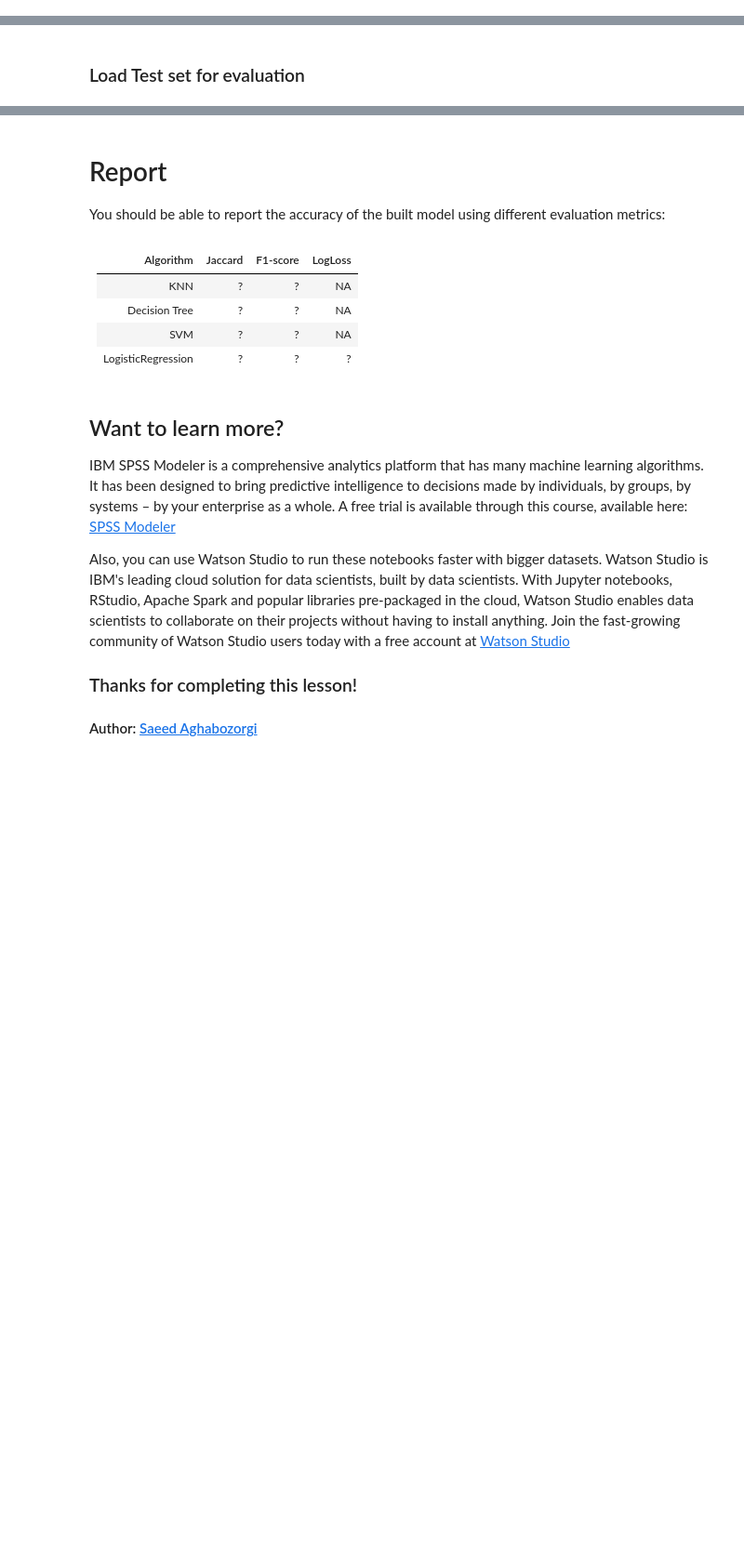
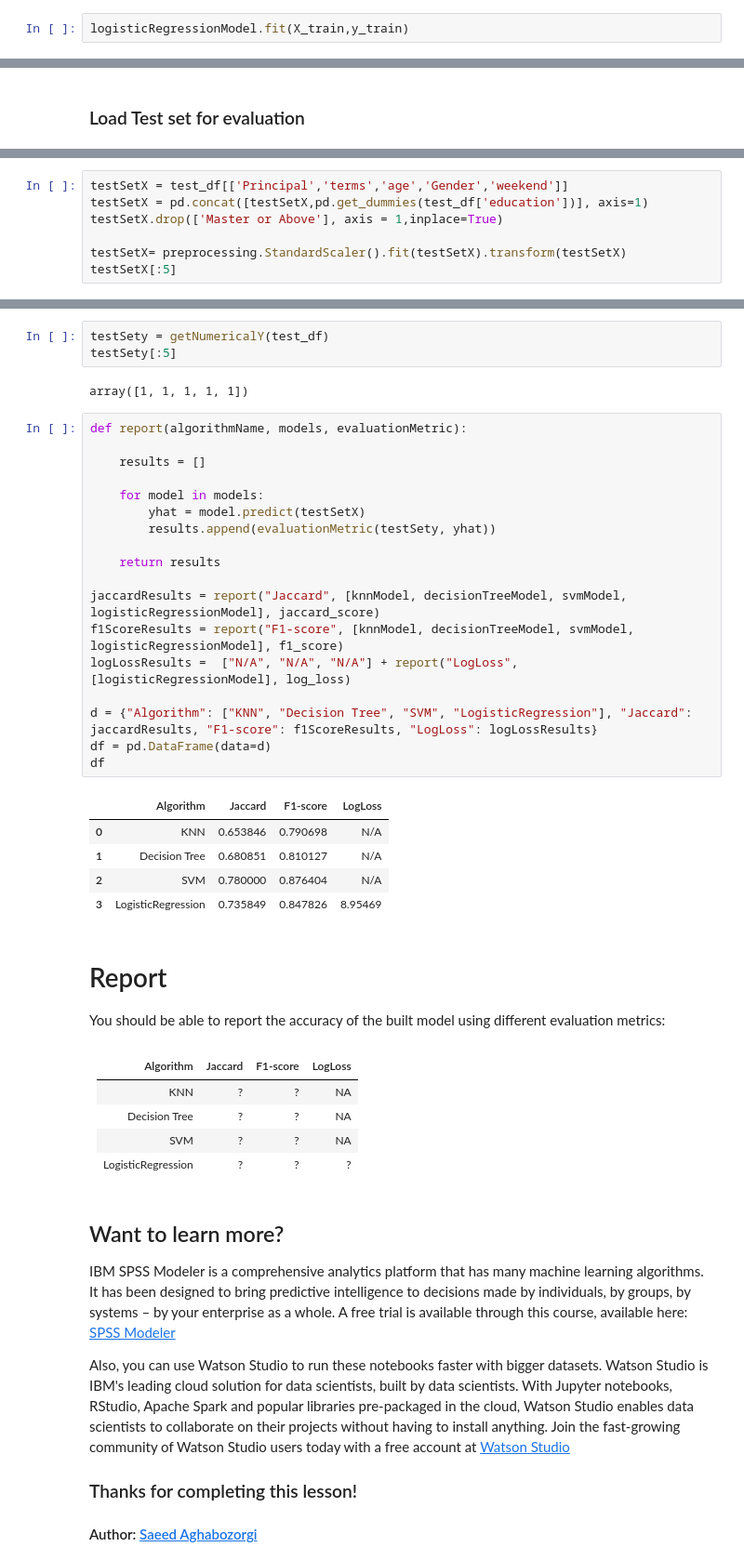
Before and after one commit to AlexandreBrown/MachineLearningCapstoneProject, a Jupyter notebook: MachineLearningCapstoneProject.ipynb, the cells around one changed output, grey strips where cells are left out. Shown at 93% size. Drawn from its saved outputs; the diff is of its cells as text; blank space fills up the shorter version.

```diff
--- a/MachineLearningCapstoneProject.ipynb
+++ b/MachineLearningCapstoneProject.ipynb
@@ -175,0 +371,2 @@ Notice: You should find the best k to build the model with the best accuracy.
+# %%
+logisticRegressionModel.fit(X_train,y_train)
@@ -190,0 +424,7 @@ test_df.head()
+# %%
+testSetX = test_df[['Principal','terms','age','Gender','weekend']]
+testSetX = pd.concat([testSetX,pd.get_dummies(test_df['education'])], axis=1)
+testSetX.drop(['Master or Above'], axis = 1,inplace=True)
+
+testSetX= preprocessing.StandardScaler().fit(testSetX).transform(testSetX)
+testSetX[:5]
@@ -191,3 +442,32 @@ test_df.head()
+# %%
+testSety = getNumericalY(test_df)
+testSety[:5]
+# %% [output]
+array([1, 1, 1, 1, 1])
+# %%
+def report(algorithmName, models, evaluationMetric):
+
+    results = []
+
+    for model in models:
+        yhat = model.predict(testSetX)
+        results.append(evaluationMetric(testSety, yhat))
+
+    return results
+
+jaccardResults = report("Jaccard", [knnModel, decisionTreeModel, svmModel, logisticRegressionModel], jaccard_score)
+f1ScoreResults = report("F1-score", [knnModel, decisionTreeModel, svmModel, logisticRegressionModel], f1_score)
+logLossResults =  ["N/A", "N/A", "N/A"] + report("LogLoss", [logisticRegressionModel], log_loss)
+
+d = {"Algorithm": ["KNN", "Decision Tree", "SVM", "LogisticRegression"], "Jaccard": jaccardResults, "F1-score": f1ScoreResults, "LogLoss": logLossResults}
+df = pd.DataFrame(data=d)
+df
+# %% [output]
+|  | Algorithm | Jaccard | F1-score | LogLoss |
+| 0 | KNN | 0.653846 | 0.790698 | N/A |
+| 1 | Decision Tree | 0.680851 | 0.810127 | N/A |
+| 2 | SVM | 0.780000 | 0.876404 | N/A |
+| 3 | LogisticRegression | 0.735849 | 0.847826 | 8.95469 |
 # %% [markdown]
 # Report
 
```
Also changed, not shown: parts of 40 cells of this notebook.
